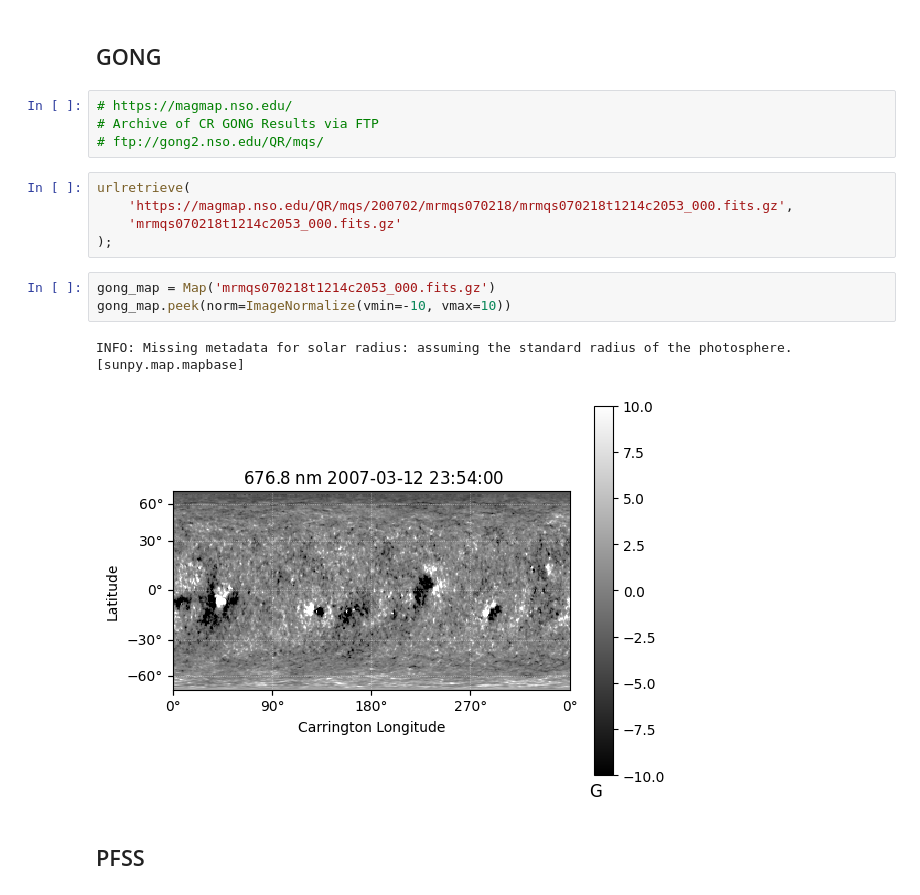
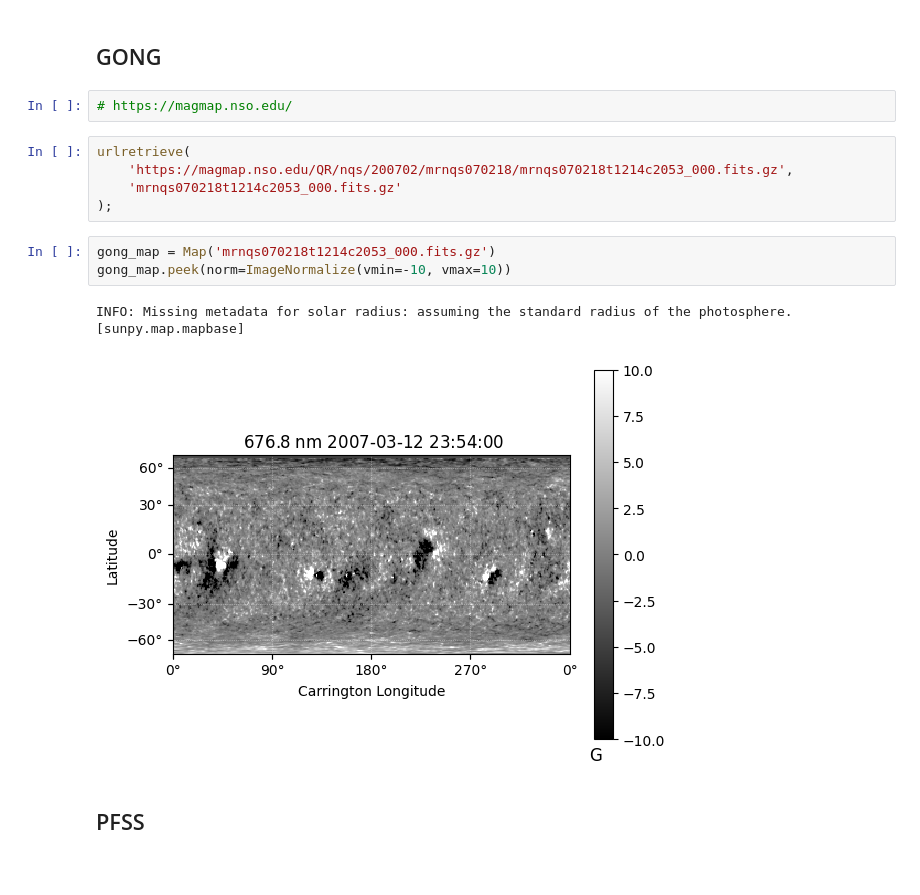
Before and after one commit to mgjeon/sswt, a Jupyter notebook: CR2053.ipynb, the cells around one changed output. Drawn from its saved outputs; the diff is of its cells as text.

```diff
--- a/CR2053.ipynb
+++ b/CR2053.ipynb
@@ -108,19 +108,17 @@ plt.show()
 ## GONG
 # %%
 # https://magmap.nso.edu/
-# Archive of CR GONG Results via FTP
-# ftp://gong2.nso.edu/QR/mqs/
 # %%
 urlretrieve(
-    'https://magmap.nso.edu/QR/mqs/200702/mrmqs070218/mrmqs070218t1214c2053_000.fits.gz',
-    'mrmqs070218t1214c2053_000.fits.gz'
+    'https://magmap.nso.edu/QR/nqs/200702/mrnqs070218/mrnqs070218t1214c2053_000.fits.gz',
+    'mrnqs070218t1214c2053_000.fits.gz'
 );
 # %%
-gong_map = Map('mrmqs070218t1214c2053_000.fits.gz')
+gong_map = Map('mrnqs070218t1214c2053_000.fits.gz')
 gong_map.peek(norm=ImageNormalize(vmin=-10, vmax=10))
 # %% [output]
 INFO: Missing metadata for solar radius: assuming the standard radius of the photosphere. [sunpy.map.mapbase]
-[figure, old version]
+[figure, new version]
 # %% [markdown]
 ## PFSS
 # %%
```
Also changed, not shown: parts of 14 cells of this notebook, 1 other file.
